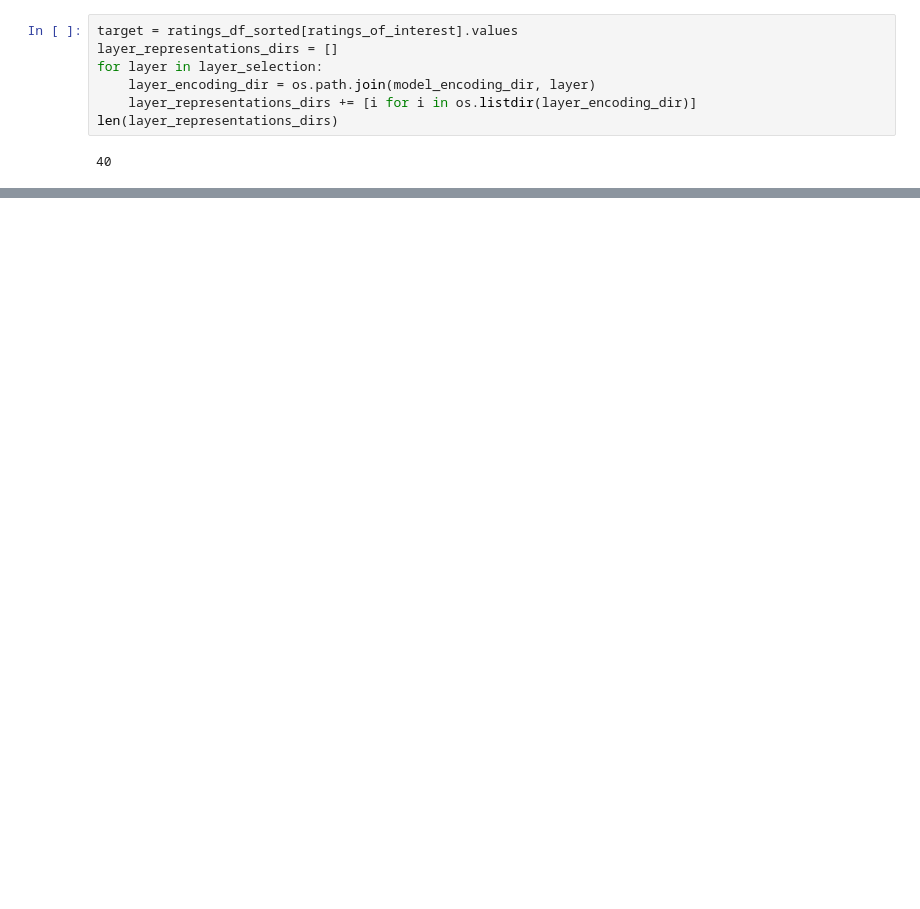
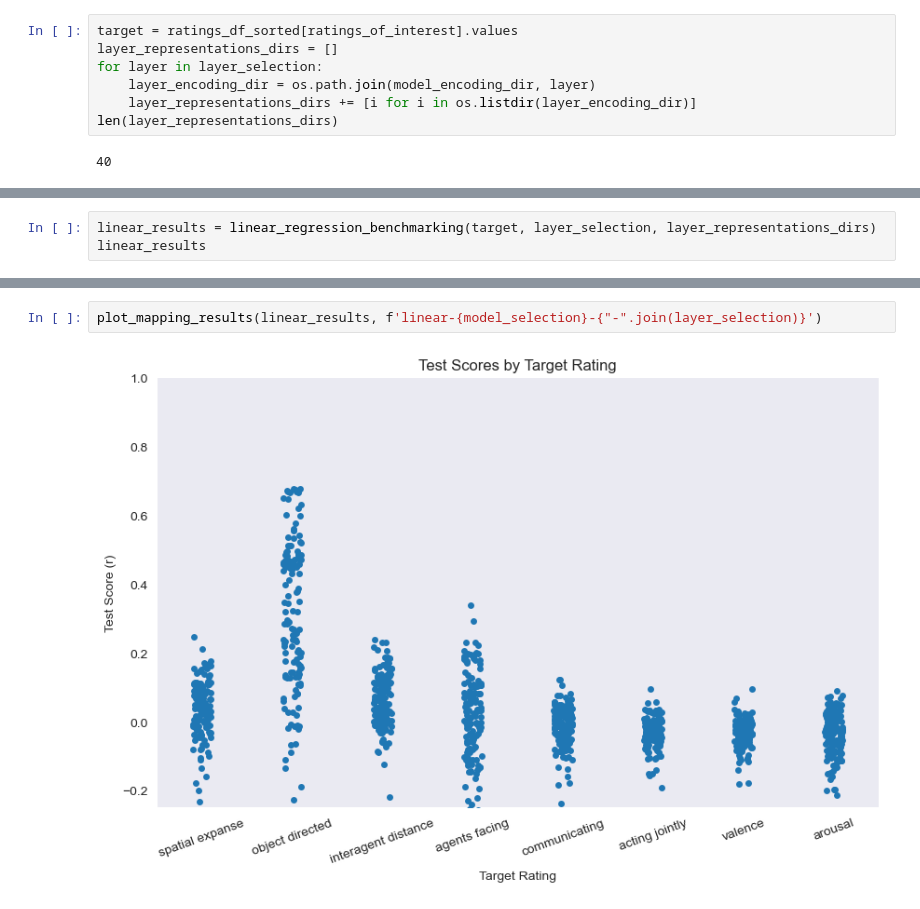
Before and after one commit to qinwenshuo/SocialGNN_encoding, a Jupyter notebook: 4.behavioral_encoding.ipynb, the cells around one changed output, grey strips where cells are left out. Saved outputs shown, nothing was run; the diff lists cells and outputs as text; blank space fills up the shorter version.

```diff
--- a/4.behavioral_encoding.ipynb
+++ b/4.behavioral_encoding.ipynb
@@ -158,0 +221,3 @@ results
+# %%
+linear_results = linear_regression_benchmarking(target, layer_selection, layer_representations_dirs)
+linear_results
@@ -186,0 +266,4 @@ plot_ridge_regression_results(results, f'ridge-{model_selection}-{"-".join(layer
+# %%
+plot_mapping_results(linear_results, f'linear-{model_selection}-{"-".join(layer_selection)}')
+# %% [output]
+[figure, added]
```
Also changed, not shown: parts of 8 cells of this notebook, 7 other files.
